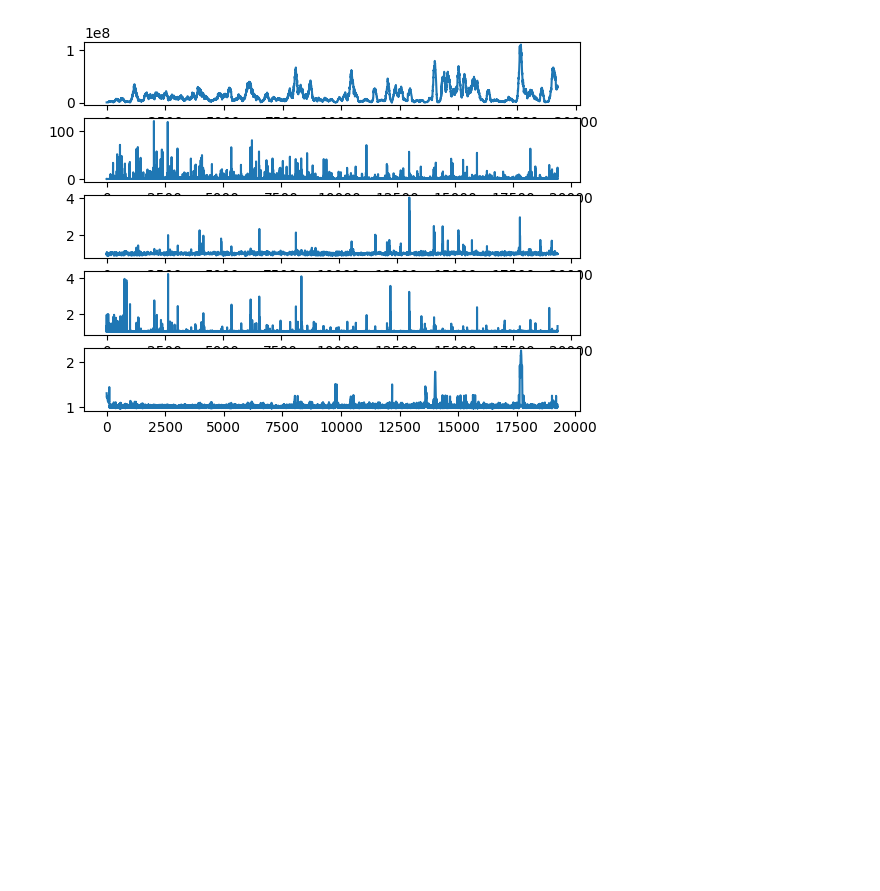
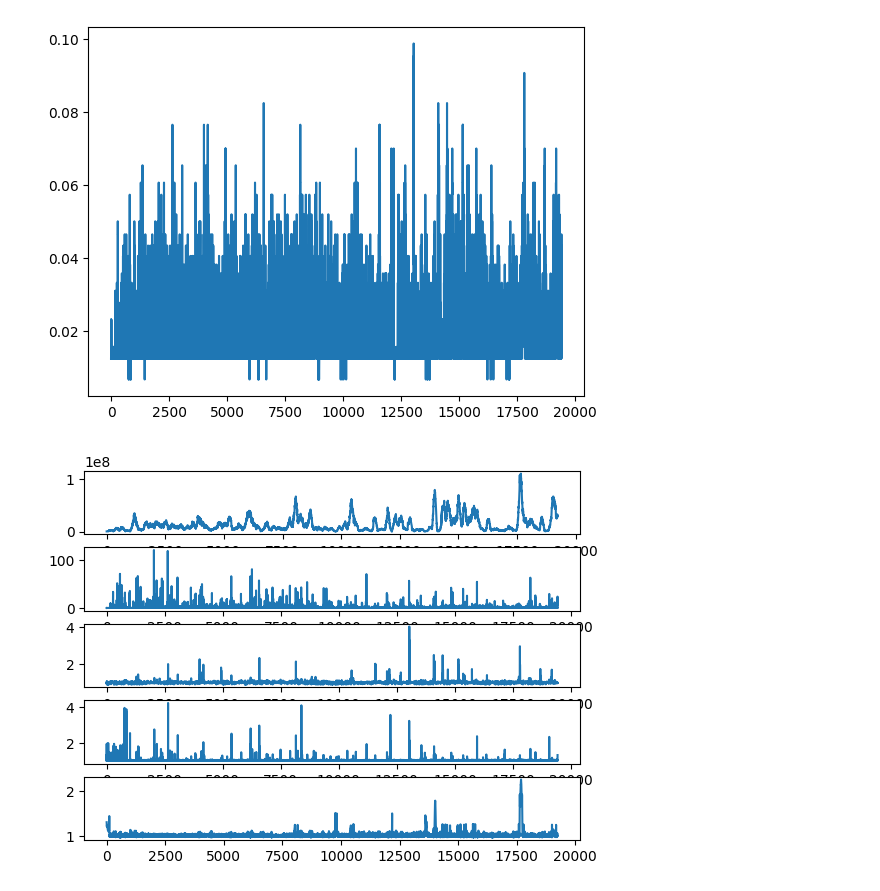
Before and after one commit to NikolayBlagoev/Dota_2_Highlight, a Jupyter notebook: get_anomalies.ipynb, the cells around one changed output. Saved outputs shown, nothing was run; the diff lists cells and outputs as text; code cells hidden in the pictures; blank space fills up the shorter version.

```diff
--- a/get_anomalies.ipynb
+++ b/get_anomalies.ipynb
@@ -80,3 +85,11 @@ singl_frm = np.loadtxt("data/arr.csv", delimiter = ",")
+# %%
+from pyod.models.loda import LODA
+cls_ld = LODA(n_bins="auto")
+cls_ld.fit(np.array(data_binr).reshape(-1, 1))
+plt.plot(cls_ld.decision_scores_)
+plt.show()
+# %% [output]
+[figure, added]
 # %%
 from time_series.smoothening_functions import power_smooth, llr_smooth, ewma_bias_corrected, kaiser_wind,derivative
 fig, axs = plt.subplots(5)
```
Also changed, not shown: parts of 5 cells of this notebook.
